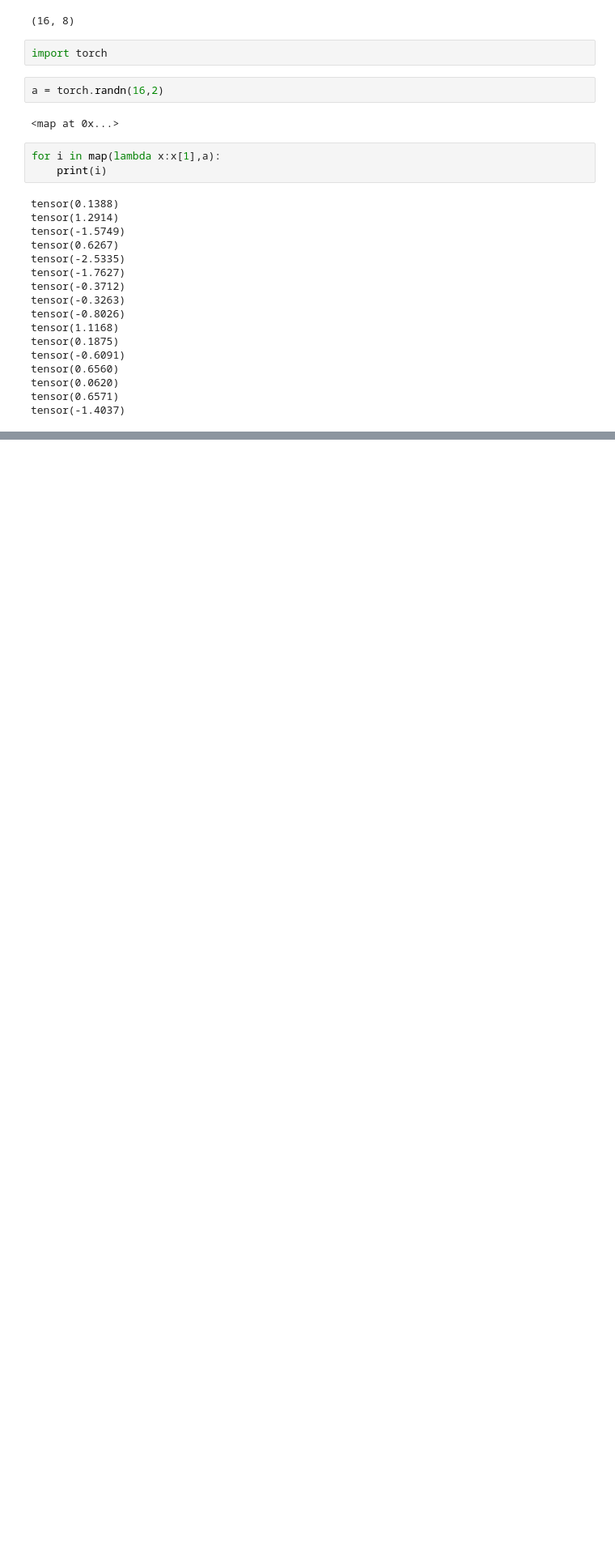
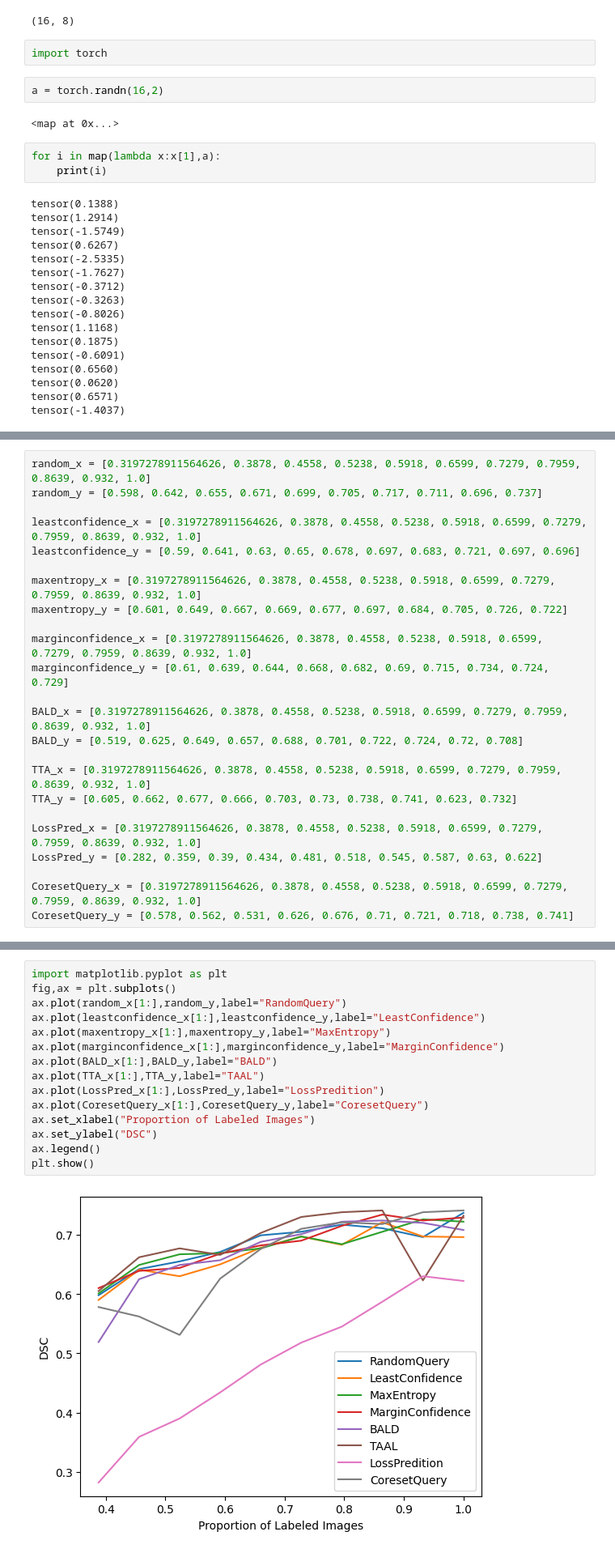
Before and after one commit to yeyeyeping/ALSph2d, a Jupyter notebook: test.ipynb, the cells around one changed output, grey strips where cells are left out. Shown: that part at 81% size. Drawn from its saved outputs; the diff is of its cells as text; blank space fills up the shorter version.

```diff
--- a/test.ipynb
+++ b/test.ipynb
@@ -540,0 +629,24 @@ tensor(-1.4037)
+# %%
+random_x = [0.3197278911564626, 0.3878, 0.4558, 0.5238, 0.5918, 0.6599, 0.7279, 0.7959, 0.8639, 0.932, 1.0]
+random_y = [0.598, 0.642, 0.655, 0.671, 0.699, 0.705, 0.717, 0.711, 0.696, 0.737]
+
+leastconfidence_x = [0.3197278911564626, 0.3878, 0.4558, 0.5238, 0.5918, 0.6599, 0.7279, 0.7959, 0.8639, 0.932, 1.0]
+leastconfidence_y = [0.59, 0.641, 0.63, 0.65, 0.678, 0.697, 0.683, 0.721, 0.697, 0.696]
+
+maxentropy_x = [0.3197278911564626, 0.3878, 0.4558, 0.5238, 0.5918, 0.6599, 0.7279, 0.7959, 0.8639, 0.932, 1.0]
+maxentropy_y = [0.601, 0.649, 0.667, 0.669, 0.677, 0.697, 0.684, 0.705, 0.726, 0.722]
+
+marginconfidence_x = [0.3197278911564626, 0.3878, 0.4558, 0.5238, 0.5918, 0.6599, 0.7279, 0.7959, 0.8639, 0.932, 1.0]
+marginconfidence_y = [0.61, 0.639, 0.644, 0.668, 0.682, 0.69, 0.715, 0.734, 0.724, 0.729]
+
+BALD_x = [0.3197278911564626, 0.3878, 0.4558, 0.5238, 0.5918, 0.6599, 0.7279, 0.7959, 0.8639, 0.932, 1.0]
+BALD_y = [0.519, 0.625, 0.649, 0.657, 0.688, 0.701, 0.722, 0.724, 0.72, 0.708]
+
+TTA_x = [0.3197278911564626, 0.3878, 0.4558, 0.5238, 0.5918, 0.6599, 0.7279, 0.7959, 0.8639, 0.932, 1.0]
+TTA_y = [0.605, 0.662, 0.677, 0.666, 0.703, 0.73, 0.738, 0.741, 0.623, 0.732]
+
+LossPred_x = [0.3197278911564626, 0.3878, 0.4558, 0.5238, 0.5918, 0.6599, 0.7279, 0.7959, 0.8639, 0.932, 1.0]
+LossPred_y = [0.282, 0.359, 0.39, 0.434, 0.481, 0.518, 0.545, 0.587, 0.63, 0.622]
+
+CoresetQuery_x = [0.3197278911564626, 0.3878, 0.4558, 0.5238, 0.5918, 0.6599, 0.7279, 0.7959, 0.8639, 0.932, 1.0]
+CoresetQuery_y = [0.578, 0.562, 0.531, 0.626, 0.676, 0.71, 0.721, 0.718, 0.738, 0.741]
@@ -540,0 +701,17 @@ tensor(-1.4037)
+# %%
+import matplotlib.pyplot as plt
+fig,ax = plt.subplots()
+ax.plot(random_x[1:],random_y,label="RandomQuery")
+ax.plot(leastconfidence_x[1:],leastconfidence_y,label="LeastConfidence")
+ax.plot(maxentropy_x[1:],maxentropy_y,label="MaxEntropy")
+ax.plot(marginconfidence_x[1:],marginconfidence_y,label="MarginConfidence")
+ax.plot(BALD_x[1:],BALD_y,label="BALD")
+ax.plot(TTA_x[1:],TTA_y,label="TAAL")
+ax.plot(LossPred_x[1:],LossPred_y,label="LossPredition")
+ax.plot(CoresetQuery_x[1:],CoresetQuery_y,label="CoresetQuery")
+ax.set_xlabel("Proportion of Labeled Images")
+ax.set_ylabel("DSC")
+ax.legend()
+plt.show()
+# %% [output]
+[figure, added]
```
Also changed, not shown: parts of 10 cells of this notebook, 3 other files.
